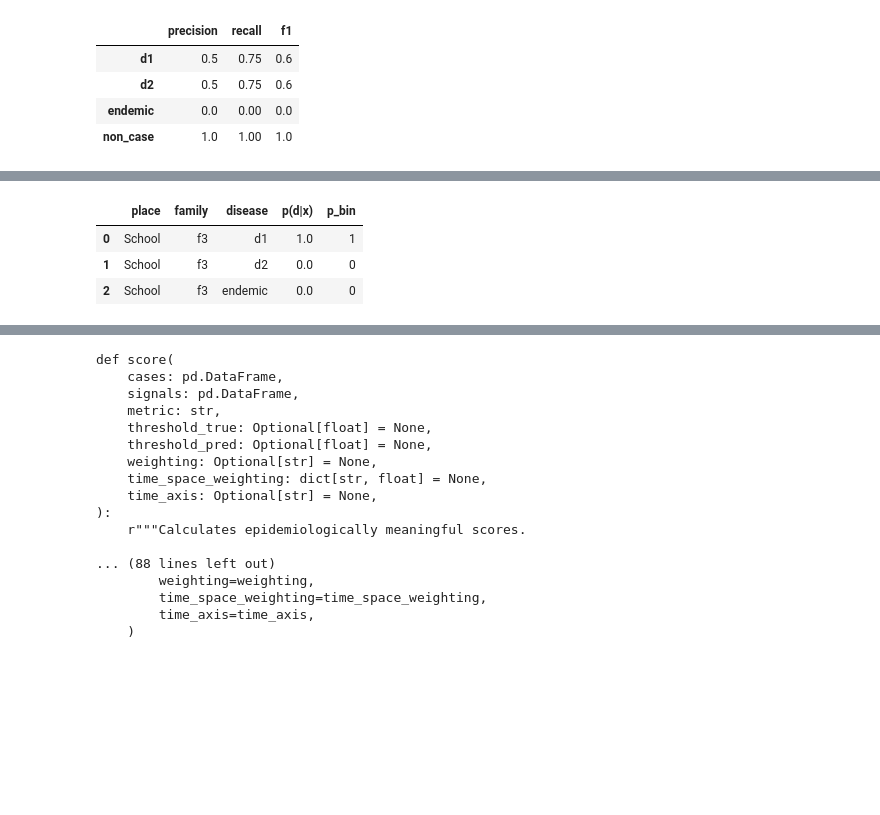
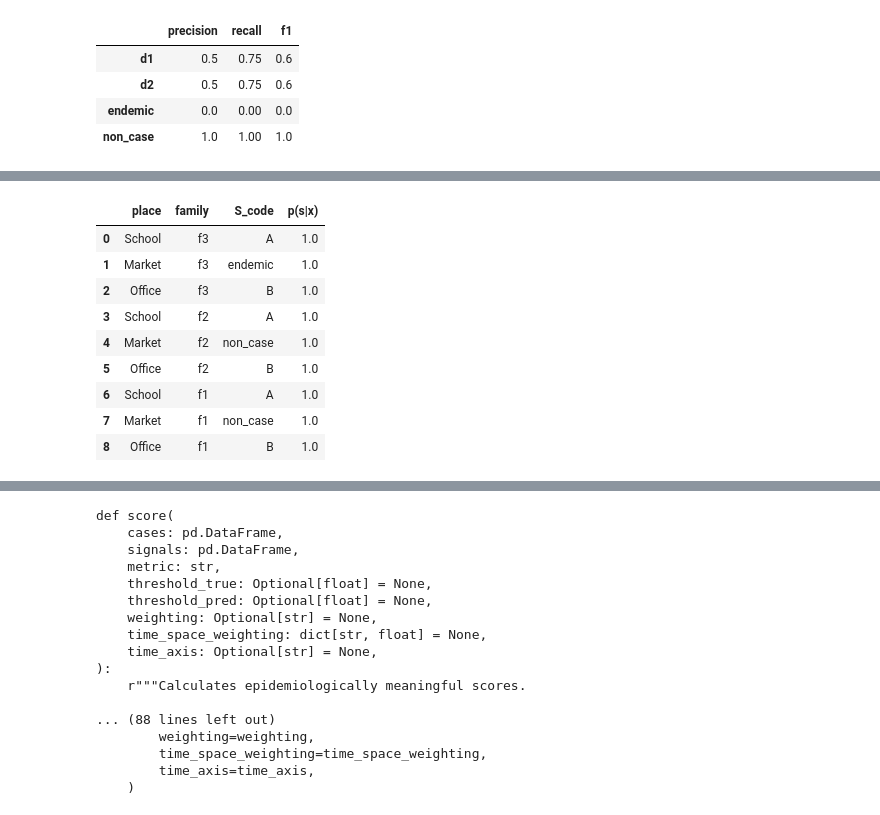
Before and after one commit to SahputraS/Outbreak-Simulation-and-Detection-Testing, a Jupyter notebook: Outbreak_Detection_Evaluation.ipynb, the cells around one changed output, grey strips where cells are left out. Drawn from its saved outputs; the diff is of its cells as text; code cells hidden in the pictures; blank space fills up the shorter version.

```diff
--- a/Outbreak_Detection_Evaluation.ipynb
+++ b/Outbreak_Detection_Evaluation.ipynb
@@ -222,5 +222,5 @@ def outbreak_sig_process(df_truth, outbreak_sig, x_cols, disease_col, signal_col
   # Calculate the p_hat(d|x)
   output_df = calc_p_hat(test_likelihood, test_prior, x_cols, disease_col, id_col)
 
-  return df_truth, output_df
+  return df_truth, output_df, test_weight
 # %%
@@ -529,10 +529,3 @@ one_all_df
 # !pip install git+https://github.com/aauss/epi-quark.git
 # %%
 from epiquark import conf_matrix, score, timeliness
-# %%
-truth_com.head(3)
-# %% [output]
-|  | place | family | disease | p(d|x) | p_bin |
-| 0 | School | f3 | d1 | 1.0 | 1 |
-| 1 | School | f3 | d2 | 0.0 | 0 |
-| 2 | School | f3 | endemic | 0.0 | 0 |
@@ -541,0 +532,17 @@ signals = predict_com.copy()
+# %%
+# Take the signal information
+signal_cut = ww.drop(columns=["W_value", "sick", "person"])
+signal_cut['S_code'] = signal_cut['S_code'].replace('no_sig', 'non_case')
+# %%
+signal_cut # Here the p(s|x) coincides with the outbreak detection signal so I just take the p(s|x) and use it as outbreak detection signal
+# %% [output]
+|  | place | family | S_code | p(s|x) |
+| 0 | School | f3 | A | 1.0 |
+| 1 | Market | f3 | endemic | 1.0 |
+| 2 | Office | f3 | B | 1.0 |
+| 3 | School | f2 | A | 1.0 |
+| 4 | Market | f2 | non_case | 1.0 |
+| 5 | Office | f2 | B | 1.0 |
+| 6 | School | f1 | A | 1.0 |
+| 7 | Market | f1 | non_case | 1.0 |
+| 8 | Office | f1 | B | 1.0 |
```
Also changed, not shown: parts of 6 cells of this notebook.
